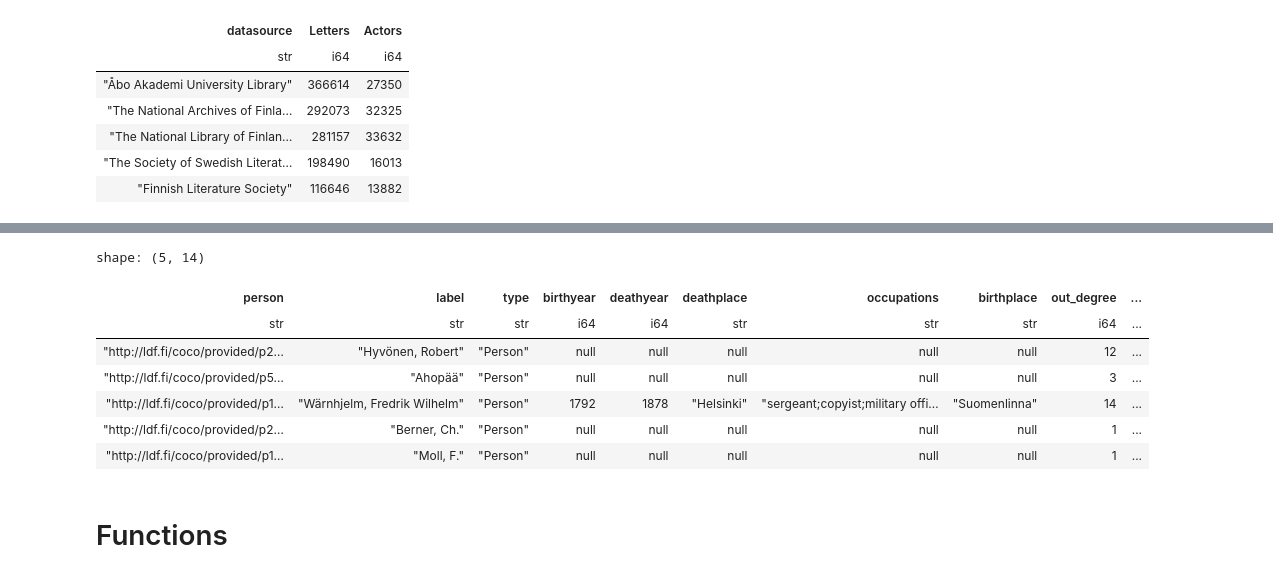
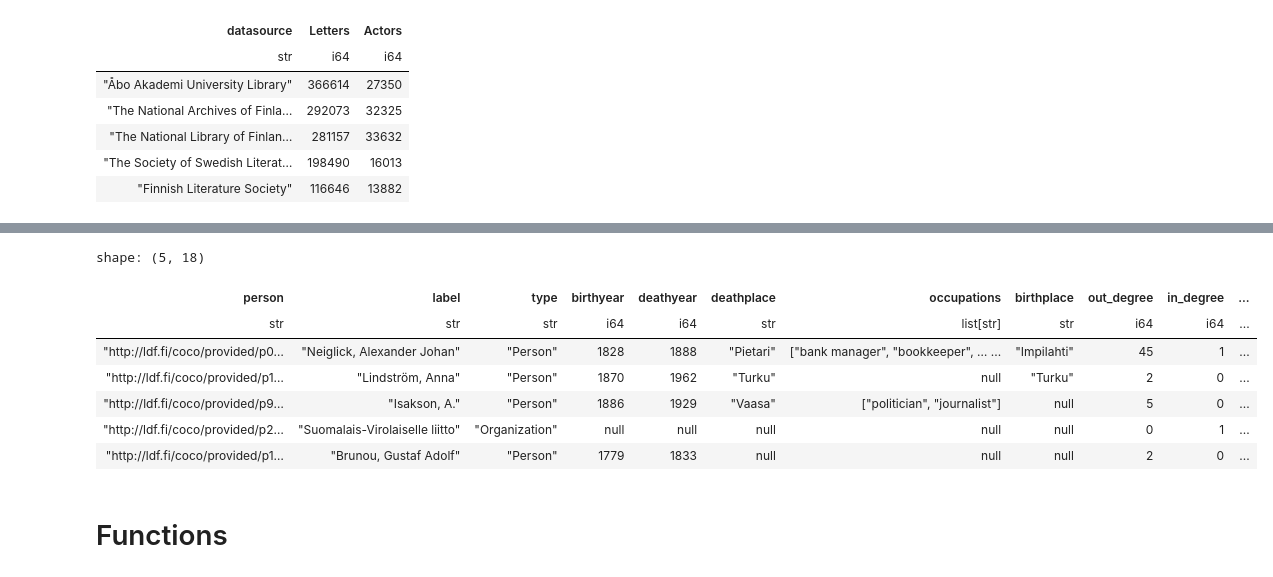
Before and after one commit to SemanticComputing/coco-about-data, a Jupyter notebook: scripts/metadata_analysis.ipynb, the cells around one changed output, grey strips where cells are left out. Drawn from its saved outputs; the diff is of its cells as text; code cells hidden in the pictures.

```diff
--- a/scripts/metadata_analysis.ipynb
+++ b/scripts/metadata_analysis.ipynb
@@ -174,18 +206,36 @@ shape: (5, 11)
 # %%
-#df_nodes = query_actors(endpoint, save="nodes_10_6_25.parquet")
-df_nodes = pl.read_parquet("../dataframes/nodes_10_6_25.parquet")
+#df_nodes = query_actors(endpoint, save="../dataframes/nodes_6_25.parquet")
+df_nodes = pl.read_parquet("../dataframes/nodes_11_6_25.parquet")
-# %%
-df_nodes = df_nodes.with_columns(pl.col(["out_degree", "in_degree", "num_correspondences"]).fill_null(strategy="zero"))
-df_nodes.head()
-# %% [output]
-shape: (5, 14)
-| person | label | type | birthyear | deathyear | deathplace | occupations | birthplace | out_degree | ... |
-| str | str | str | i64 | i64 | str | str | str | i64 | ... |
-| "http://ldf.fi/coco/provided/p2… | "Hyvönen, Robert" | "Person" | null | null | null | null | null | 12 | ... |
-| "http://ldf.fi/coco/provided/p5… | "Ahopää" | "Person" | null | null | null | null | null | 3 | ... |
-| "http://ldf.fi/coco/provided/p1… | "Wärnhjelm, Fredrik Wilhelm" | "Person" | 1792 | 1878 | "Helsinki" | "sergeant;copyist;military offi… | "Suomenlinna" | 14 | ... |
-| "http://ldf.fi/coco/provided/p2… | "Berner, Ch." | "Person" | null | null | null | null | null | 1 | ... |
-| "http://ldf.fi/coco/provided/p1… | "Moll, F." | "Person" | null | null | null | null | null | 1 | ... |
+# %%
+df_nodes = df_nodes.with_columns(
+    pl.col("occupations").str.split(by=";").alias("occupations"),
+    pl.col("links").str.split(by=";", inclusive=False).alias("links"),
+    pl.col("sources").str.split(by=";", inclusive=False).alias("sources"),
+)
+df_nodes = df_nodes.with_columns(
+    pl.col("occupations").list.len().alias("len_occupations"),
+    pl.col("links").list.len().alias("len_links"),
+    pl.col("sources").list.len().alias("len_sources")
+)
+df_nodes = df_nodes.with_columns(pl.col(["out_degree", "in_degree", "num_correspondences"]).fill_null(strategy="zero"))
+"""
+df_nodes = df_nodes.with_columns(
+    pl.when(pl.col("gender") == "> Not applicable")
+    .then(None)
+    .otherwise(pl.col("gender"))
+    .alias("gender")
+)
+"""
+df_nodes.head()
+# %% [output]
+shape: (5, 18)
+| person | label | type | birthyear | deathyear | deathplace | occupations | birthplace | out_degree | in_degree | ... |
+| str | str | str | i64 | i64 | str | list[str] | str | i64 | i64 | ... |
+| "http://ldf.fi/coco/provided/p0… | "Neiglick, Alexander Johan" | "Person" | 1828 | 1888 | "Pietari" | ["bank manager", "bookkeeper", … ... | "Impilahti" | 45 | 1 | ... |
+| "http://ldf.fi/coco/provided/p1… | "Lindström, Anna" | "Person" | 1870 | 1962 | "Turku" | null | "Turku" | 2 | 0 | ... |
+| "http://ldf.fi/coco/provided/p9… | "Isakson, A." | "Person" | 1886 | 1929 | "Vaasa" | ["politician", "journalist"] | null | 5 | 0 | ... |
+| "http://ldf.fi/coco/provided/p2… | "Suomalais-Virolaiselle liitto" | "Organization" | null | null | null | null | null | 0 | 1 | ... |
+| "http://ldf.fi/coco/provided/p1… | "Brunou, Gustaf Adolf" | "Person" | 1779 | 1833 | null | null | null | 2 | 0 | ... |
 # %% [markdown]
 # Functions
 # %%
```
Also changed, not shown: parts of 10 cells of this notebook, 3 other files.
